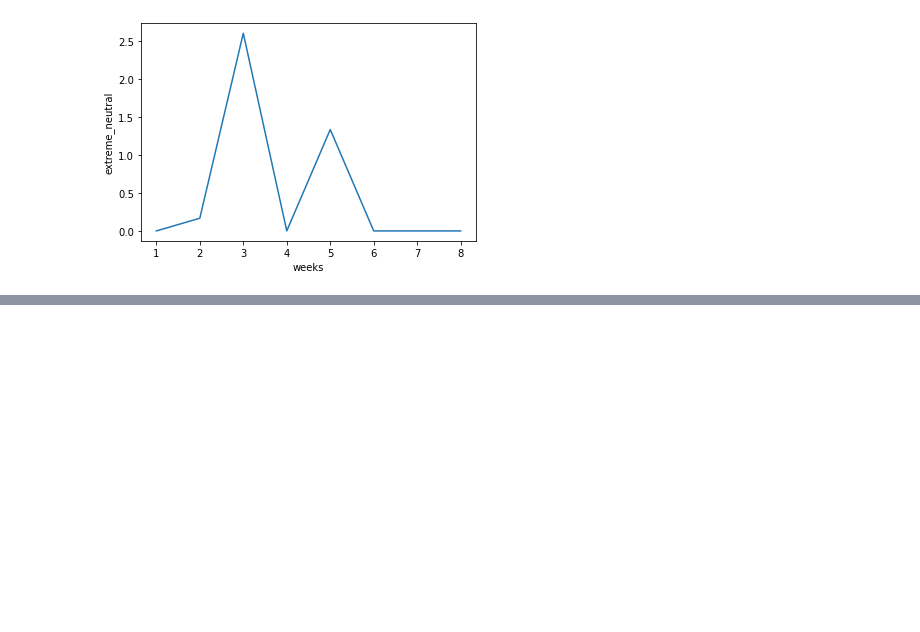
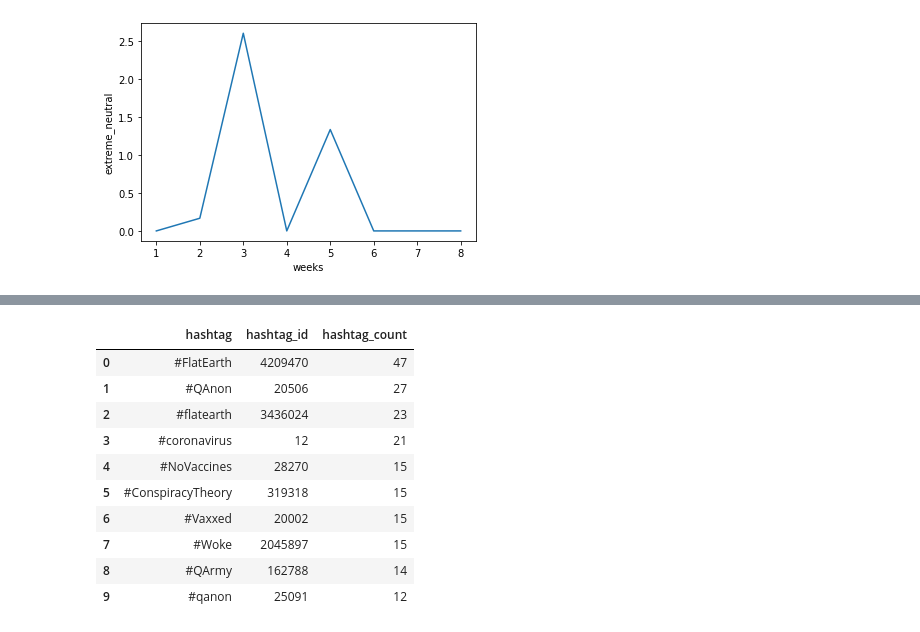
Before and after one commit to MennoCoehoorn/PDT_1, a Jupyter notebook: Tweets.ipynb, the cells around one changed output, grey strips where cells are left out. Saved outputs shown, nothing was run; the diff lists cells and outputs as text; code cells hidden in the pictures; blank space fills up the shorter version.

Commit message:
Top hashtags done

```diff
--- a/Tweets.ipynb
+++ b/Tweets.ipynb
@@ -231,0 +232,28 @@ top_acc_data.head(10)
+# %%
+sql = """SELECT
+	CONCAT('#',h.value) AS hashtag,
+	h.id AS hashtag_id,
+	count(t.id) as hashtag_count
+FROM tweets t INNER JOIN tweet_theories tt ON t.id = tt.tweet_id
+INNER JOIN tweet_hashtags th ON t.id = th.tweet_id
+INNER JOIN hashtags h ON th.hashtag_id = h.id
+WHERE t.compound NOT BETWEEN -0.5 AND 0.5 AND tt.theory_id = %s
+GROUP BY h.value, h.id
+ORDER BY hashtag_count DESC
+LIMIT 10;"""
+theory_id = 12
+top_hash_data = pd.read_sql_query(sql, cnx, params=(theory_id,))
+# %%
+top_hash_data.head(10)
+# %% [output]
+|  | hashtag | hashtag_id | hashtag_count |
+| 0 | #FlatEarth | 4209470 | 47 |
+| 1 | #QAnon | 20506 | 27 |
+| 2 | #flatearth | 3436024 | 23 |
+| 3 | #coronavirus | 12 | 21 |
+| 4 | #NoVaccines | 28270 | 15 |
+| 5 | #ConspiracyTheory | 319318 | 15 |
+| 6 | #Vaxxed | 20002 | 15 |
+| 7 | #Woke | 2045897 | 15 |
+| 8 | #QArmy | 162788 | 14 |
+| 9 | #qanon | 25091 | 12 |
```
Also changed, not shown: parts of 2 cells of this notebook.
